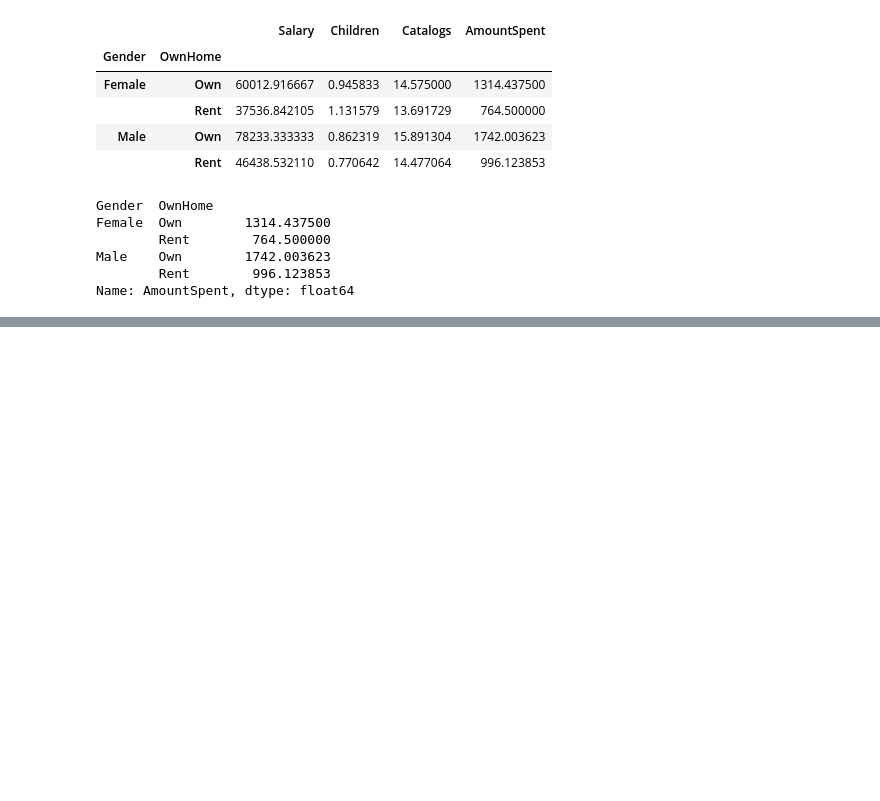
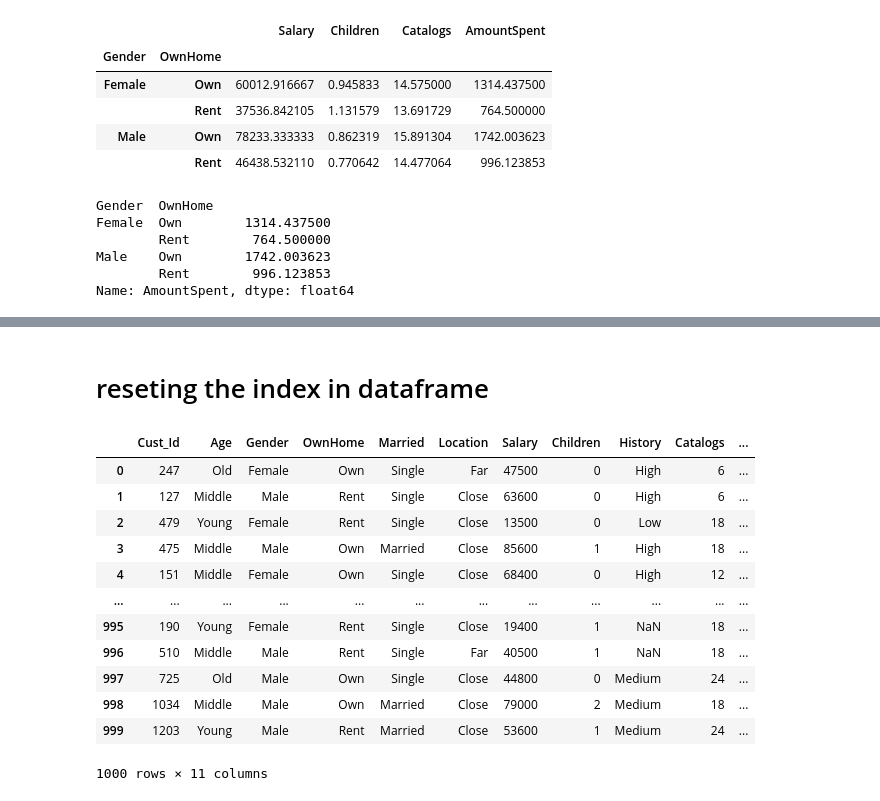
Before and after one commit to kshirsagarsiddharth/manipal_data_science, a Jupyter notebook: pandas_manipal.ipynb, the cells around one changed output, grey strips where cells are left out. Saved outputs shown, nothing was run; the diff lists cells and outputs as text; code cells hidden in the pictures; blank space fills up the shorter version.

```diff
--- a/pandas_manipal.ipynb
+++ b/pandas_manipal.ipynb
@@ -979,0 +1071,3 @@ Name: AmountSpent, dtype: float64
+# %%
+import pandas as pd
+df = pd.read_csv(r'dm.csv',index_col='Cust_Id')
@@ -979,0 +1091,20 @@ Name: AmountSpent, dtype: float64
+# %% [markdown]
+# reseting the index in dataframe
+# %%
+df = df.reset_index()
+# %%
+df
+# %% [output]
+|  | Cust_Id | Age | Gender | OwnHome | Married | Location | Salary | Children | History | Catalogs | ... |
+| 0 | 247 | Old | Female | Own | Single | Far | 47500 | 0 | High | 6 | ... |
+| 1 | 127 | Middle | Male | Rent | Single | Close | 63600 | 0 | High | 6 | ... |
+| 2 | 479 | Young | Female | Rent | Single | Close | 13500 | 0 | Low | 18 | ... |
+| 3 | 475 | Middle | Male | Own | Married | Close | 85600 | 1 | High | 18 | ... |
+| 4 | 151 | Middle | Female | Own | Single | Close | 68400 | 0 | High | 12 | ... |
+| ... | ... | ... | ... | ... | ... | ... | ... | ... | ... | ... | ... |
+| 995 | 190 | Young | Female | Rent | Single | Close | 19400 | 1 | NaN | 18 | ... |
+| 996 | 510 | Middle | Male | Rent | Single | Far | 40500 | 1 | NaN | 18 | ... |
+| 997 | 725 | Old | Male | Own | Single | Close | 44800 | 0 | Medium | 24 | ... |
+| 998 | 1034 | Middle | Male | Own | Married | Close | 79000 | 2 | Medium | 18 | ... |
+| 999 | 1203 | Young | Male | Rent | Married | Close | 53600 | 1 | Medium | 24 | ... |
+1000 rows × 11 columns
```
Also changed, not shown: parts of 11 cells of this notebook.
